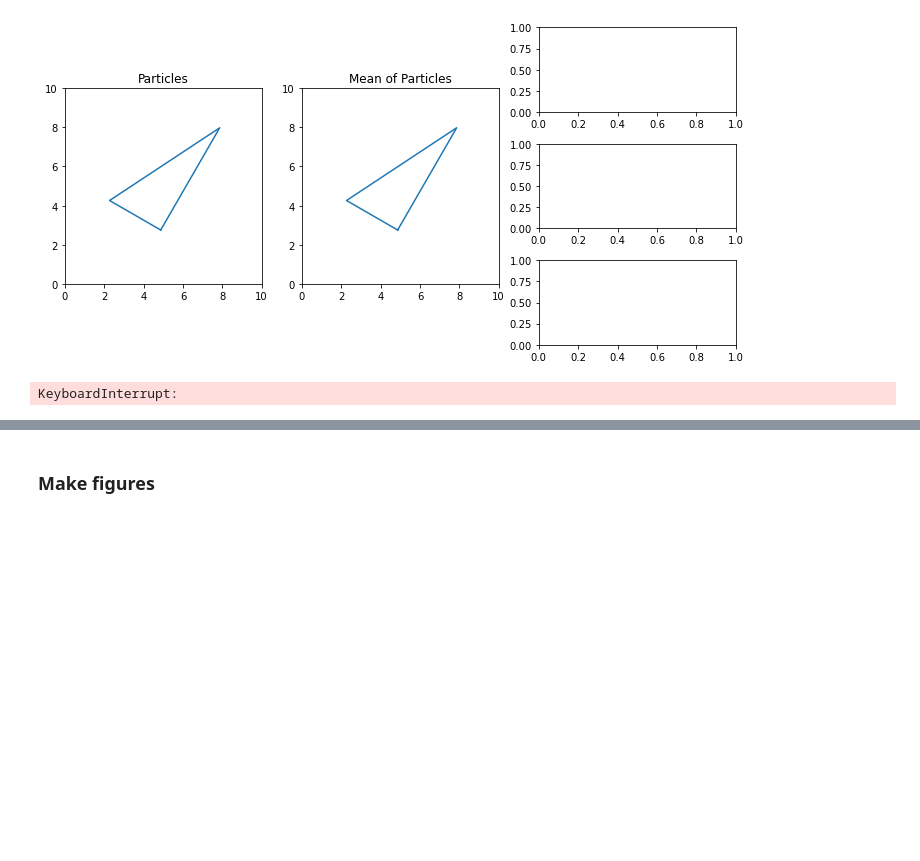
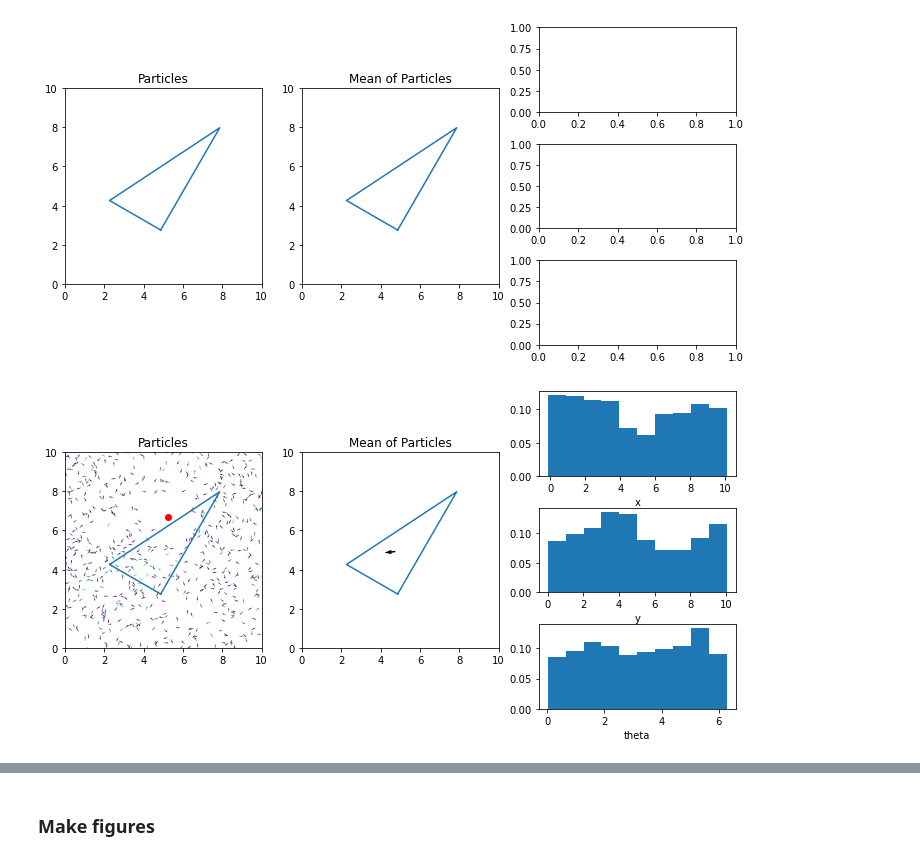
Before and after one commit to playertr/SDM_project, a Jupyter notebook: particle_filter_example.ipynb, the cells around one changed output, grey strips where cells are left out. Saved outputs shown, nothing was run; the diff lists cells and outputs as text; code cells hidden in the pictures; blank space fills up the shorter version.

```diff
--- a/particle_filter_example.ipynb
+++ b/particle_filter_example.ipynb
@@ -25,7 +25,7 @@ map_size = 10, 10
 num_particles = 1000
 
 # Experiment
-lookahead_depth = 1 ########################################################################## important shit right here
+lookahead_depth = 2 ########################################################################## important shit right here
 discount = 0.9
 
 action_controller = ActionController(
@@ -69,37 +69,34 @@ def test():
 
     # Run
     iteration = 0
     start_time = time.perf_counter()
     while not action_controller.converged:
         iteration += 1
         action_controller.tick()
 
         # Visuals
 
         s = ax1.scatter(*action_controller.previous_action, c='r')
         q = action_controller.particle_filter.draw_particles(ax1)
         ax3.clear(); ax4.clear(); ax5.clear();
         h1, h2, h3 = action_controller.particle_filter.draw_histogram(ax3, ax4, ax5)
 
         x,y,t = action_controller.particle_filter.get_state() # access estimated state
         q2 = ax2.quiver(x, y, np.cos(t), np.sin(t), label='Estimate')
         display.display(fig)
         display.clear_output(wait=True)
 
         fig.suptitle(f"iteration {iteration}")
 
         s.remove()
         q.remove()
         q2.remove()
 
-        if iteration == max_iterations:
-            break
-
     end_time = time.perf_counter()
     duration = end_time - start_time
 
-%prun test()
+test()
 # %% [output]
-KeyboardInterrupt:
+[figure, added]
 # %%
 # %%capture cap
```
Also changed, not shown: parts of 6 cells of this notebook, 3 other files.
